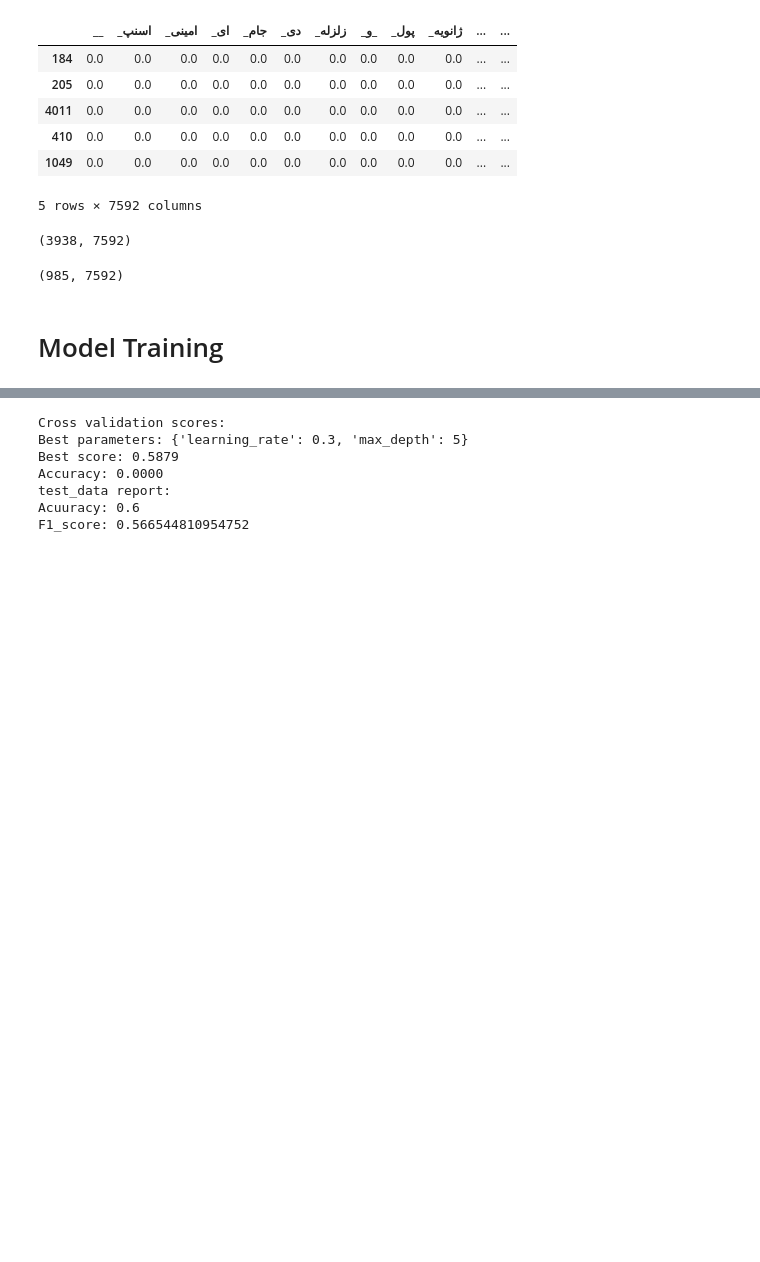
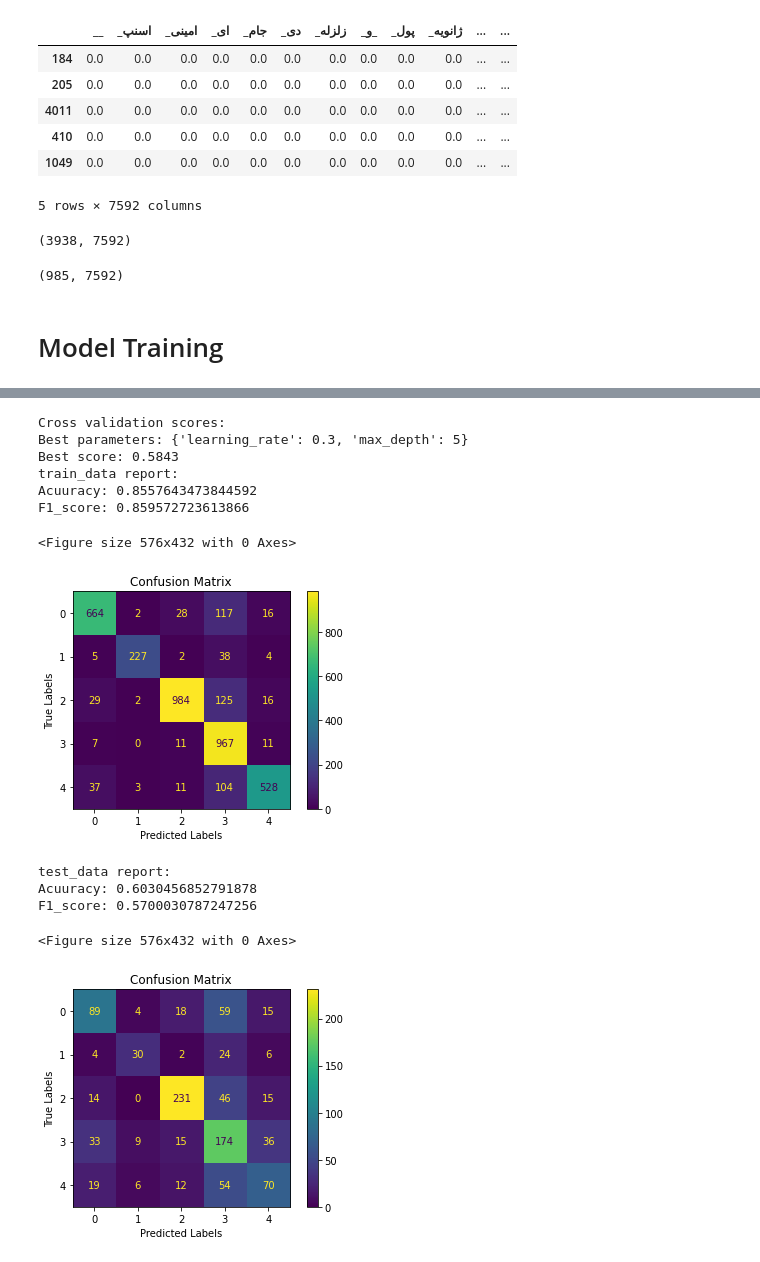
Before and after one commit to alib2014/Persian_sentiment_analysis, a Jupyter notebook: persian_sa.ipynb, the cells around one changed output, grey strips where cells are left out. Saved outputs shown, nothing was run; the diff lists cells and outputs as text; code cells hidden in the pictures; blank space fills up the shorter version.

```diff
--- a/persian_sa.ipynb
+++ b/persian_sa.ipynb
@@ -267,23 +409,27 @@ F1_score: 0.4511215129692614
 # %%
-from sklearn.preprocessing import LabelEncoder
 from xgboost import XGBClassifier
 
-label_encoder = LabelEncoder()
-train_y_encoded = label_encoder.fit_transform(train_y)
-test_y_encoded = label_encoder.transform(test_y)
-
+# Data splitting
+data3 = data.copy()
+train_data, test_data = splitter(data3)
 
 param_grid=[
     {'max_depth': [5, 10, 15], 'learning_rate': [0.1, 0.2, 0.3]}
 ]
 
 xgboost = XGBClassifier(random_state=42)
-model_train_test_evaluating(vectorized_x_train, train_y_encoded, vectorized_x_test, test_y_encoded, xgboost, param_grid, 'Decision Tree')
+pipline(train_data, test_data, xgboost, param_grid)
 # %% [output]
 Cross validation scores:
 Best parameters: {'learning_rate': 0.3, 'max_depth': 5}
-Best score: 0.5879
-Accuracy: 0.0000
-test_data report:
-Acuuracy: 0.6
-F1_score: 0.566544810954752
+Best score: 0.5843
+train_data report:
+Acuuracy: 0.8557643473844592
+F1_score: 0.859572723613866
+<Figure size 576x432 with 0 Axes>
+[figure, added]
+test_data report:
+Acuuracy: 0.6030456852791878
+F1_score: 0.5700030787247256
+<Figure size 576x432 with 0 Axes>
+[figure, added]
```
Also changed, not shown: parts of 18 cells of this notebook.
